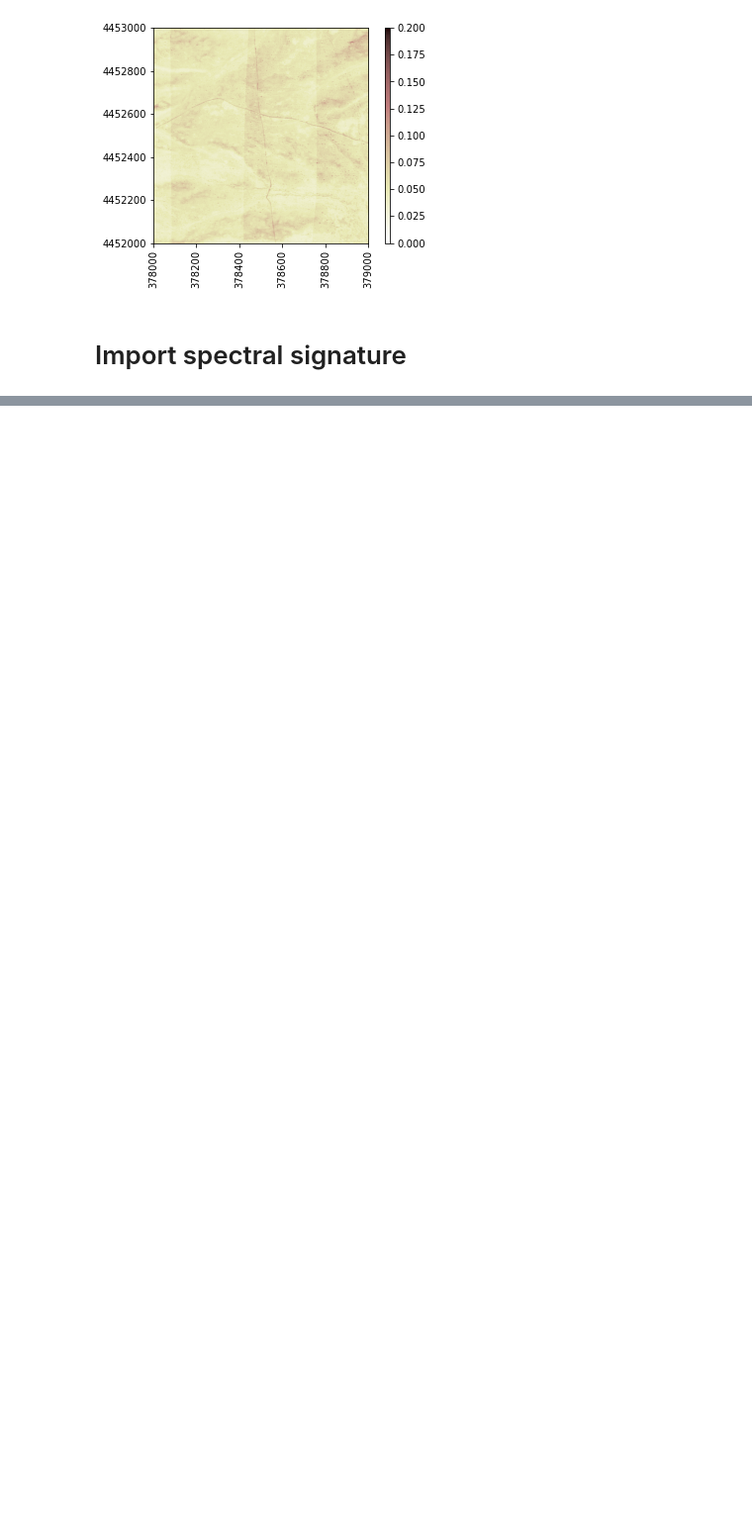
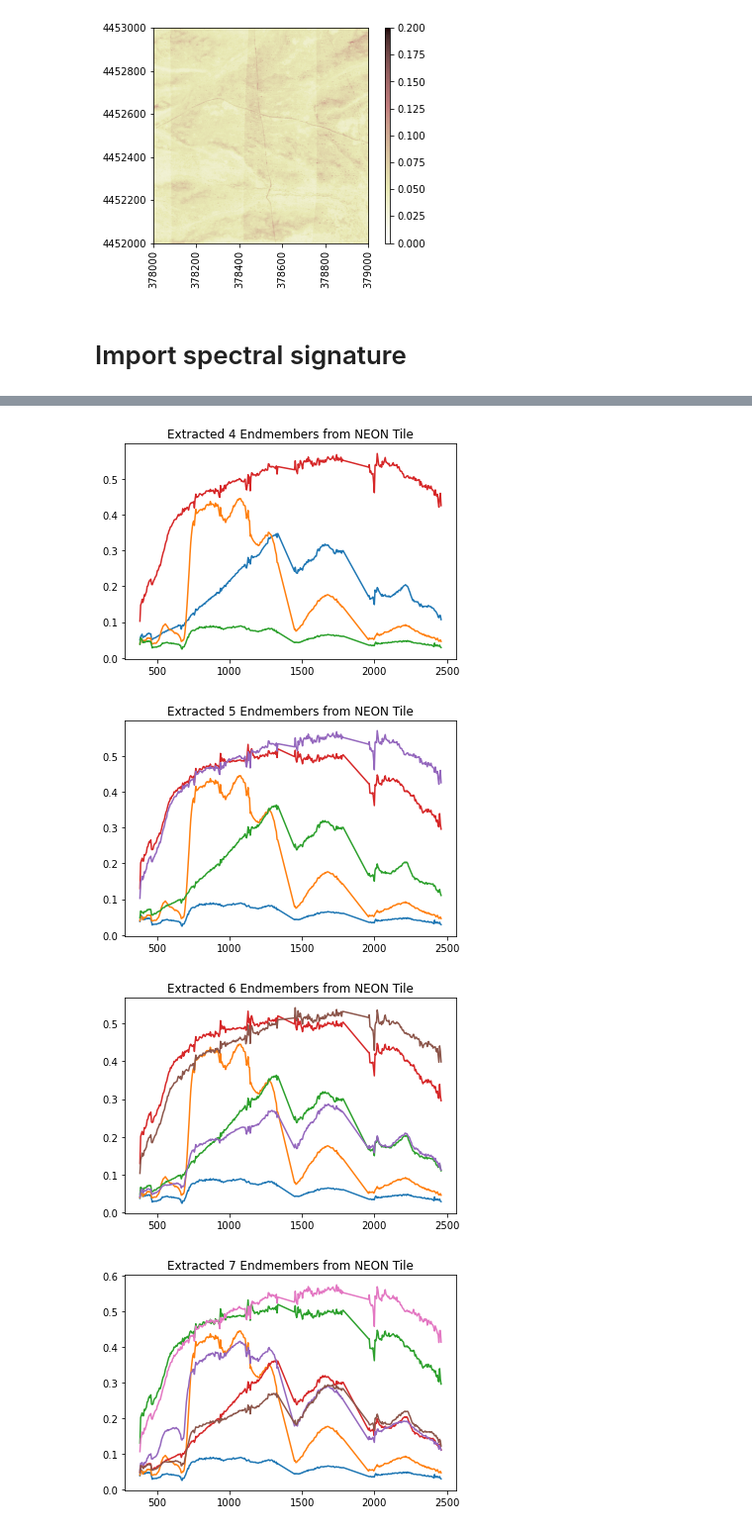
Before and after one commit to kessb/sagebrush-ecosystem-modeling, a Jupyter notebook: scripts/NEON_ONAQ_ee_tiles.ipynb, the cells around one changed output, grey strips where cells are left out. Shown at 99% size. Saved outputs shown, nothing was run; the diff lists cells and outputs as text; code cells hidden in the pictures; blank space fills up the shorter version.

```diff
--- a/scripts/NEON_ONAQ_ee_tiles.ipynb
+++ b/scripts/NEON_ONAQ_ee_tiles.ipynb
@@ -376,14 +145,0 @@ plt.show()
-# %%
-fig, ax = plt.subplots()
-ax.plot(cheatgrass_df['AVIRIS Wavelength'],
-        cheatgrass_df['AVIRIS Resolution'],
-        color='goldenrod', label='Cheatgrass')
-ax.plot(sagebrush_df['AVIRIS Wavelength'],
-        sagebrush_df['AVIRIS Resolution'],
-        color='palegreen', label='Sagebrush')
-ax.set_xlabel('Wavelength (nanometers) \n'
-              'Data Source: USGS Spectral Library',
-               fontsize=10)
-ax.set_ylabel('Reflectance')
-plt.legend()
-plt.show()
@@ -413,4 +149,18 @@ ONAQ_pdf.append(sagebrush_df, ignore_index=True)
 # %%
 ee = eea.NFINDR()
-U = ee.extract(ONAQ_data['378000_4452000']['reflectance'],10,maxit=11,
-               normalize=False,ATGP_init=True)
+endmember_sensitivity_analysis=[]
+for i in range(4,12):
+     endmember_sensitivity_analysis.append(ee.extract(ONAQ_data['378000_4452000']['reflectance'],i,maxit=i+1,
+               normalize=False,ATGP_init=True))
+# %%
+# fig,ax=plt.subplots()
+for em in endmember_sensitivity_analysis:
+    fig,ax=plt.subplots()
+    for refl in em:
+        plt.title(f'Extracted {len(em)} Endmembers from NEON Tile')
+        ax.plot(ONAQ_data['378000_4452000']['metadata']['wavelength'],refl)
+# %% [output]
+[figure, added]
+[figure, added]
+[figure, added]
+[figure, added]
```
Also changed, not shown: parts of 31 cells of this notebook, 1 other file.
